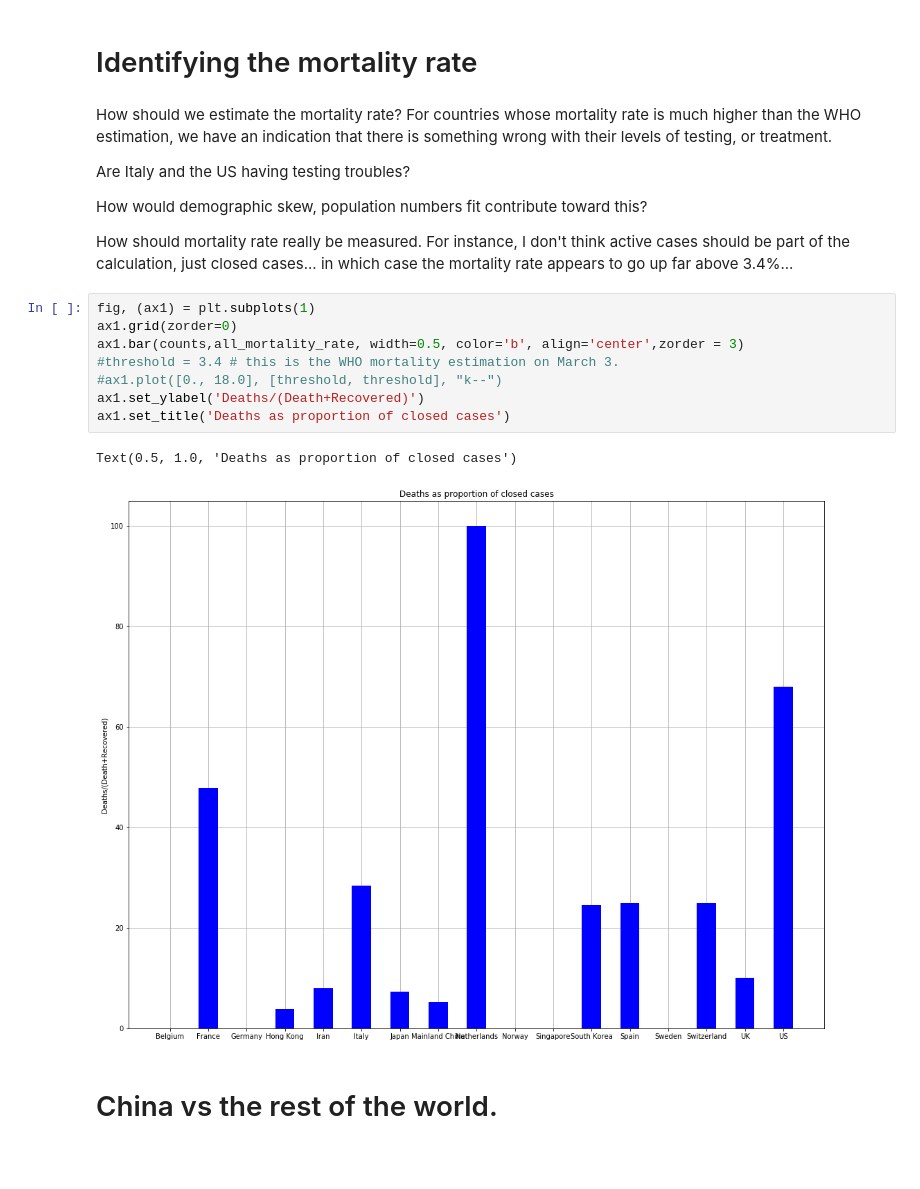
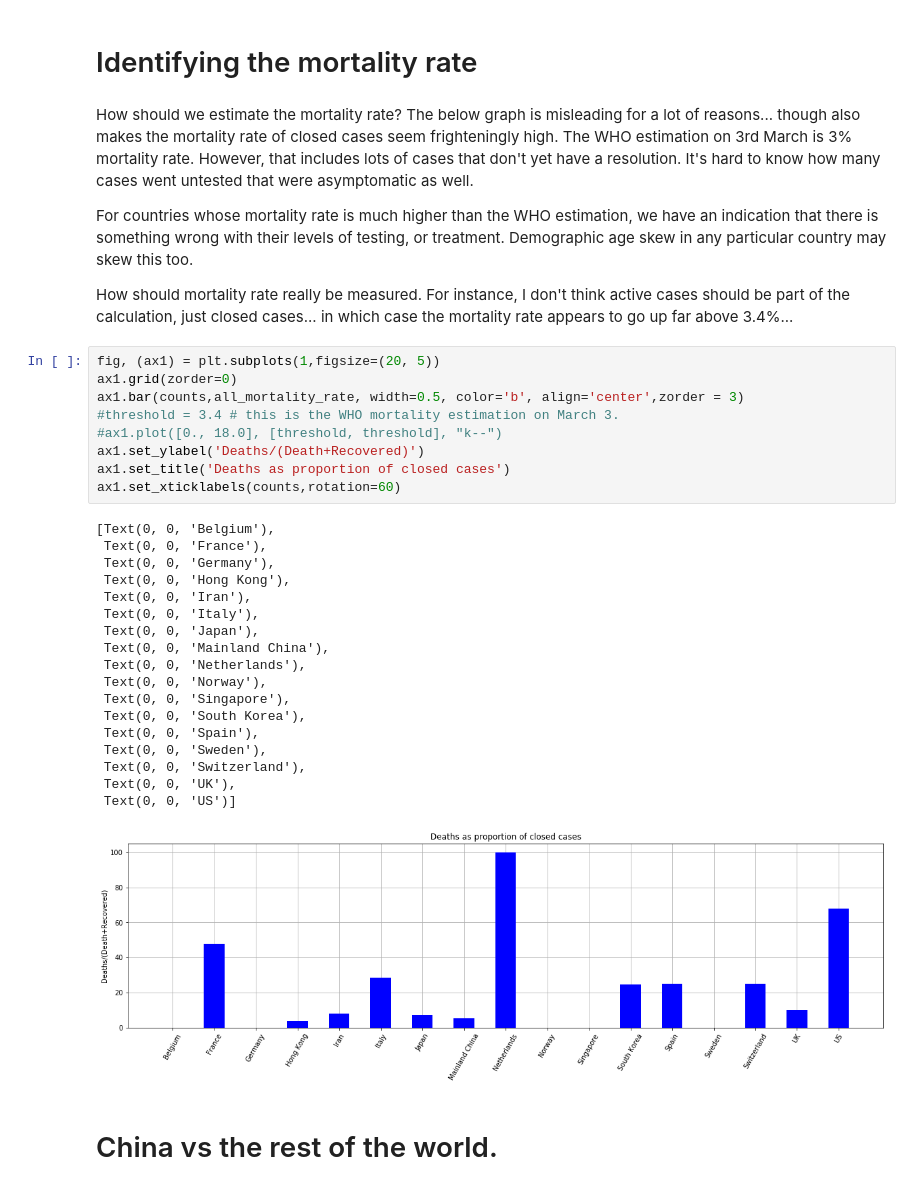
Before and after one commit to JeanRintoul/Covid-19, a Jupyter notebook: Covid.ipynb, the cells around one changed output. Cells and saved outputs as stored; diff of their text form; blank space fills up the shorter version.

```diff
--- a/Covid.ipynb
+++ b/Covid.ipynb
@@ -55,25 +55,40 @@ The countries closest to China appear to have the most linear trends. Those in o
 # %% [markdown]
 # Identifying the mortality rate
 # %% [markdown]
-How should we estimate the mortality rate?
-For countries whose mortality rate is much higher than the WHO estimation, we have an indication that there is something wrong with their levels of testing, or treatment.
+How should we estimate the mortality rate? The below graph is misleading for a lot of reasons... though also makes the mortality rate of closed cases seem frighteningly high.
+The WHO estimation on 3rd March is 3% mortality rate. However, that includes lots of cases that don't yet have a resolution. It's hard to know how many cases went untested that were asymptomatic as well.
 
-Are Italy and the US having testing troubles?
-
-How would demographic skew, population numbers fit contribute toward this?
+For countries whose mortality rate is much higher than the WHO estimation, we have an indication that there is something wrong with their levels of testing, or treatment. Demographic age skew in any particular country may skew this too.
 
 How should mortality rate really be measured. For instance, I don't think active cases should be part of the calculation, just closed cases... in which case the mortality rate appears to go up far above 3.4%...
 # %%
-fig, (ax1) = plt.subplots(1)
+fig, (ax1) = plt.subplots(1,figsize=(20, 5))
 ax1.grid(zorder=0)
 ax1.bar(counts,all_mortality_rate, width=0.5, color='b', align='center',zorder = 3)
 #threshold = 3.4 # this is the WHO mortality estimation on March 3.
 #ax1.plot([0., 18.0], [threshold, threshold], "k--")
 ax1.set_ylabel('Deaths/(Death+Recovered)')
 ax1.set_title('Deaths as proportion of closed cases')
+ax1.set_xticklabels(counts,rotation=60)
 # %% [output]
-Text(0.5, 1.0, 'Deaths as proportion of closed cases')
+[Text(0, 0, 'Belgium'),
+ Text(0, 0, 'France'),
+ Text(0, 0, 'Germany'),
+ Text(0, 0, 'Hong Kong'),
+ Text(0, 0, 'Iran'),
+ Text(0, 0, 'Italy'),
+ Text(0, 0, 'Japan'),
+ Text(0, 0, 'Mainland China'),
+ Text(0, 0, 'Netherlands'),
+ Text(0, 0, 'Norway'),
+ Text(0, 0, 'Singapore'),
+ Text(0, 0, 'South Korea'),
+ Text(0, 0, 'Spain'),
+ Text(0, 0, 'Sweden'),
+ Text(0, 0, 'Switzerland'),
+ Text(0, 0, 'UK'),
+ Text(0, 0, 'US')]
-[figure, old version]
+[figure, new version]
 # %% [markdown]
 # China vs the rest of the world.
 # %% [markdown]
```
Also changed, not shown: parts of 1 cell of this notebook.
